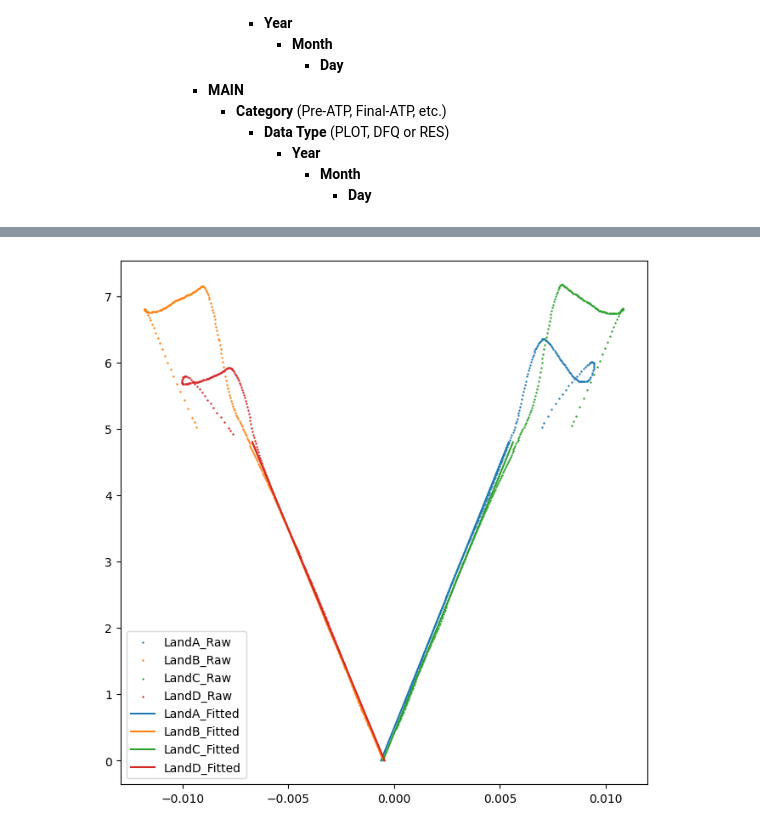
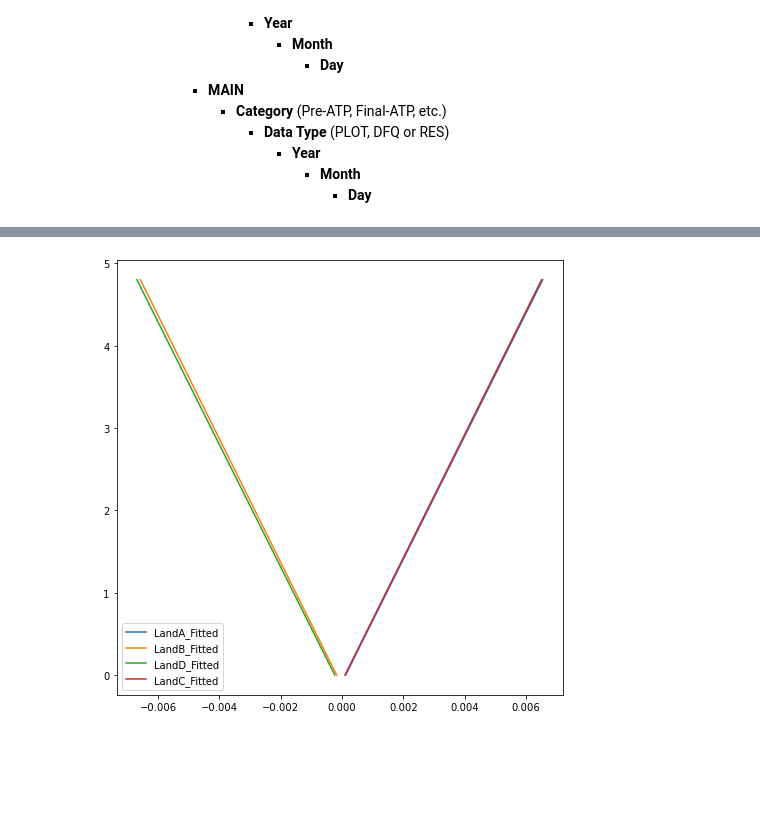
Before and after one commit to hlazatin/ph-sf-prescriptive-quality, a Jupyter notebook: notebooks/Plot Data Exploration.ipynb, the cells around one changed output, grey strips where cells are left out. Saved outputs shown, nothing was run; the diff lists cells and outputs as text; code cells hidden in the pictures; blank space fills up the shorter version.

```diff
--- a/notebooks/Plot Data Exploration.ipynb
+++ b/notebooks/Plot Data Exploration.ipynb
@@ -96,4 +66,5 @@ The general data lake structure is as follows:
                                 * <b> Day</b>
 # %%
 # Sample code to query all D026-001D HNULL plot data
-plot_files = get_blobs(container_name = container_name, prefix = 'Baguio/CBU/D026-001D/HNULL/PLOTS/' )
+plot_files = get_blobs(prefix = 'Baguio/CBU/D026-001D/HNULL/PLOTS/2023' )
+parquet_files = [file for file in plot_files if "parquet" in file]
@@ -107,9 +74,0 @@ No. of plot data for D026-001D: 16716
-# %%
-download_path = "../sample_plots"
-
-if not os.path.exists(download_path):
-    os.makedirs(download_path)
-
-# Method very slow. Will modify / use threadpool to allow parallel downloads
-for file in tqdm(plot_files_filtered[:15]):
-    download_blob(blob=file, destination=download_path)
@@ -135,8 +74,0 @@ downloaded_plots
-# %%
-sn = "B92846"
-selected_files = [i for i in downloaded_plots if sn in i]
-dates = [extract_datetime(file) for file in selected_files]
-df = pd.concat(map(pd.read_parquet, selected_files)).reset_index(drop=True)
-df['Datetime'] = dates
-
-df.sort_values("Datetime")
@@ -152,0 +75,12 @@ df.sort_values("Datetime")
+# %%
+# Download parquet files from the blob to a dataframe without downloading the actual files
+results_df = pd.DataFrame()
+
+for file in tqdm(parquet_files[:10]):
+    downloaded_blob = container_client.download_blob(file)
+    bytes_io = BytesIO(downloaded_blob.readall())
+    df = pd.read_parquet(bytes_io)
+    df['Serial'] = re.findall(r'\((.*?)\)', file)[0]
+    df['Timestamp'] = extract_datetime(file)
+    df['Origin'] = os.path.basename(file).replace("-PLOT.parquet",".res")
+    results_df = pd.concat([df, results_df])
@@ -153,5 +96,4 @@ df.sort_values("Datetime")
 # %%
-lands = 'ABCD'
-plot([f"Land{i}_Raw" for i in lands]+[f"Land{i}_Fitted" for i in lands], df.iloc[2])
+plot([f"Land{i}_Fitted"  for i in 'ABDC'], results_df.iloc[6])
 # %% [output]
-[figure, old version]
+[figure, new version]
```
Also changed, not shown: parts of 12 cells of this notebook, 4 other files.
